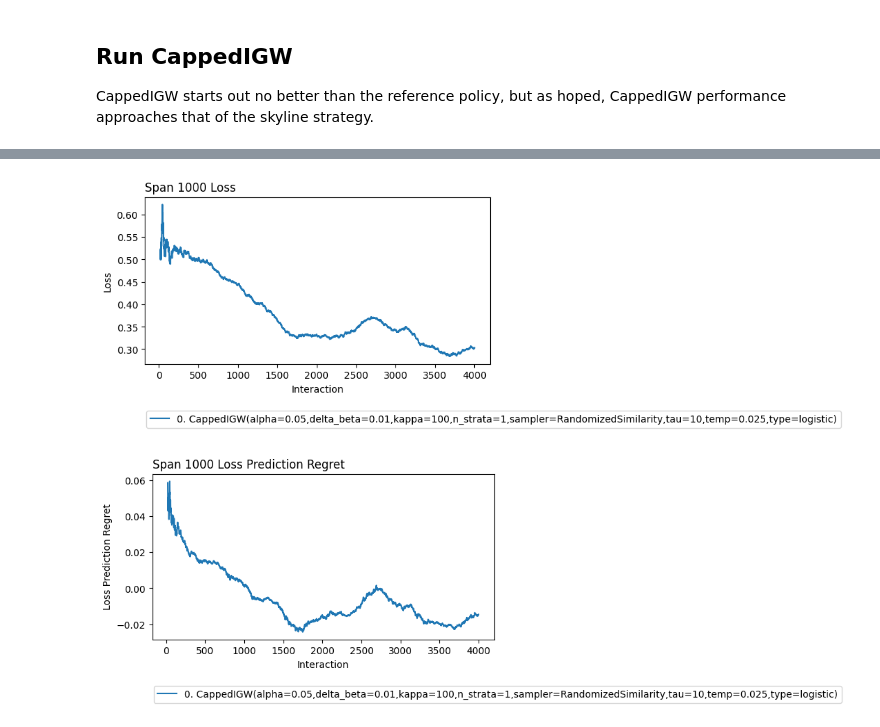
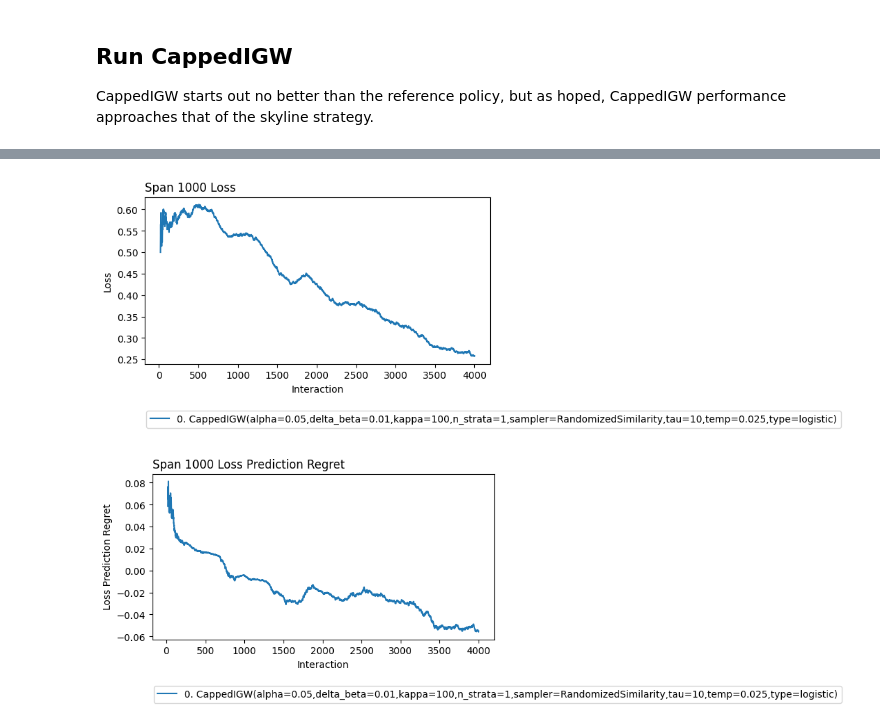
Before and after one commit to mrucker/onoff_experiments, a Jupyter notebook: demo/demo-example-selector.ipynb, the cells around one changed output, grey strips where cells are left out. Drawn from its saved outputs; the diff is of its cells as text; code cells hidden in the pictures.

Commit message:
hotter gamma

```diff
--- a/demo/demo-example-selector.ipynb
+++ b/demo/demo-example-selector.ipynb
@@ -312,7 +312,7 @@ import cocob
 from LetCatEnvironment import LetCatEnvironment
 from CappedIGW import CappedIGW
 
-gamma_tzero = 1e-4
+gamma_tzero = 1e-7
 batch_size = 4
 n_batches = 1_000
 
@@ -346,2 +346,2 @@ result.where(learner_id=len(lrn)-1).plot_learners(y='loss_prediction_regret',xli
-[figure, old version]
+[figure, new version]
-[figure, old version]
+[figure, new version]
```
Also changed, not shown: parts of 1 cell of this notebook.
